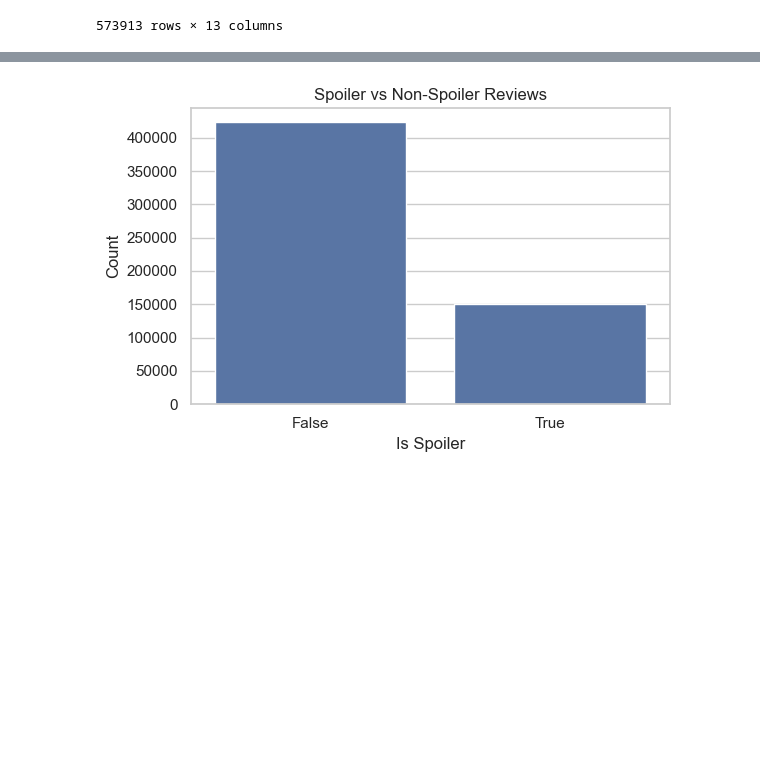
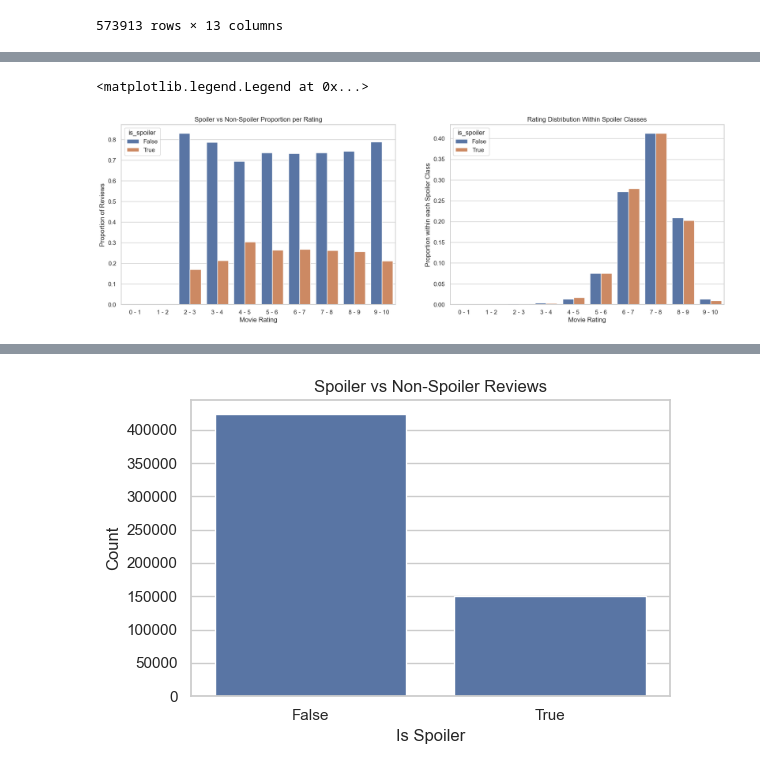
Before and after one commit to sandrinaa/imdb-spoilers, a Jupyter notebook: src/EDA/eda_jx.ipynb, the cells around one changed output, grey strips where cells are left out. Drawn from its saved outputs; the diff is of its cells as text; code cells hidden in the pictures; blank space fills up the shorter version.

```diff
--- a/src/EDA/eda_jx.ipynb
+++ b/src/EDA/eda_jx.ipynb
@@ -67,0 +52,28 @@ df
+# %%
+df['rating_y'] = pd.to_numeric(df['rating_y'], errors='coerce')
+df['rating_bin_y'] = pd.cut(df['rating_y'], bins=[0,1,2,3,4,5,6,7,8,9,10],
+                            labels=['0 - 1','1 - 2','2 - 3','3 - 4','4 - 5','5 - 6','6 - 7','7 - 8','8 - 9','9 - 10'])
+proportion_by_rating = (df.groupby('rating_bin_y')['is_spoiler']
+                 .value_counts(normalize=True)
+                 .rename('proportion')
+                 .reset_index())
+proportion_by_spoiler = (df.groupby('is_spoiler')['rating_bin_y']
+                 .value_counts(normalize=True)
+                 .rename('proportion')
+                 .reset_index())
+fig, axes = plt.subplots(1, 2, figsize=(20, 6), sharey=False)
+
+sns.barplot(ax=axes[0], x='rating_bin_y', y='proportion', hue='is_spoiler', data=proportion_by_rating)
+axes[0].set_title("Spoiler vs Non-Spoiler Proportion per Rating")
+axes[0].set_xlabel("Movie Rating")
+axes[0].set_ylabel("Proportion of Reviews")
+axes[0].legend(title='is_spoiler')
+
+sns.barplot(ax=axes[1], x='rating_bin_y', y='proportion', hue='is_spoiler', data=proportion_by_spoiler)
+axes[1].set_title("Rating Distribution Within Spoiler Classes")
+axes[1].set_xlabel("Movie Rating")
+axes[1].set_ylabel("Proportion within each Spoiler Class")
+axes[1].legend(title='is_spoiler', loc = 'upper left')
+# %% [output]
+<matplotlib.legend.Legend at 0x...>
+[figure, added]
```
Also changed, not shown: parts of 20 cells of this notebook.
